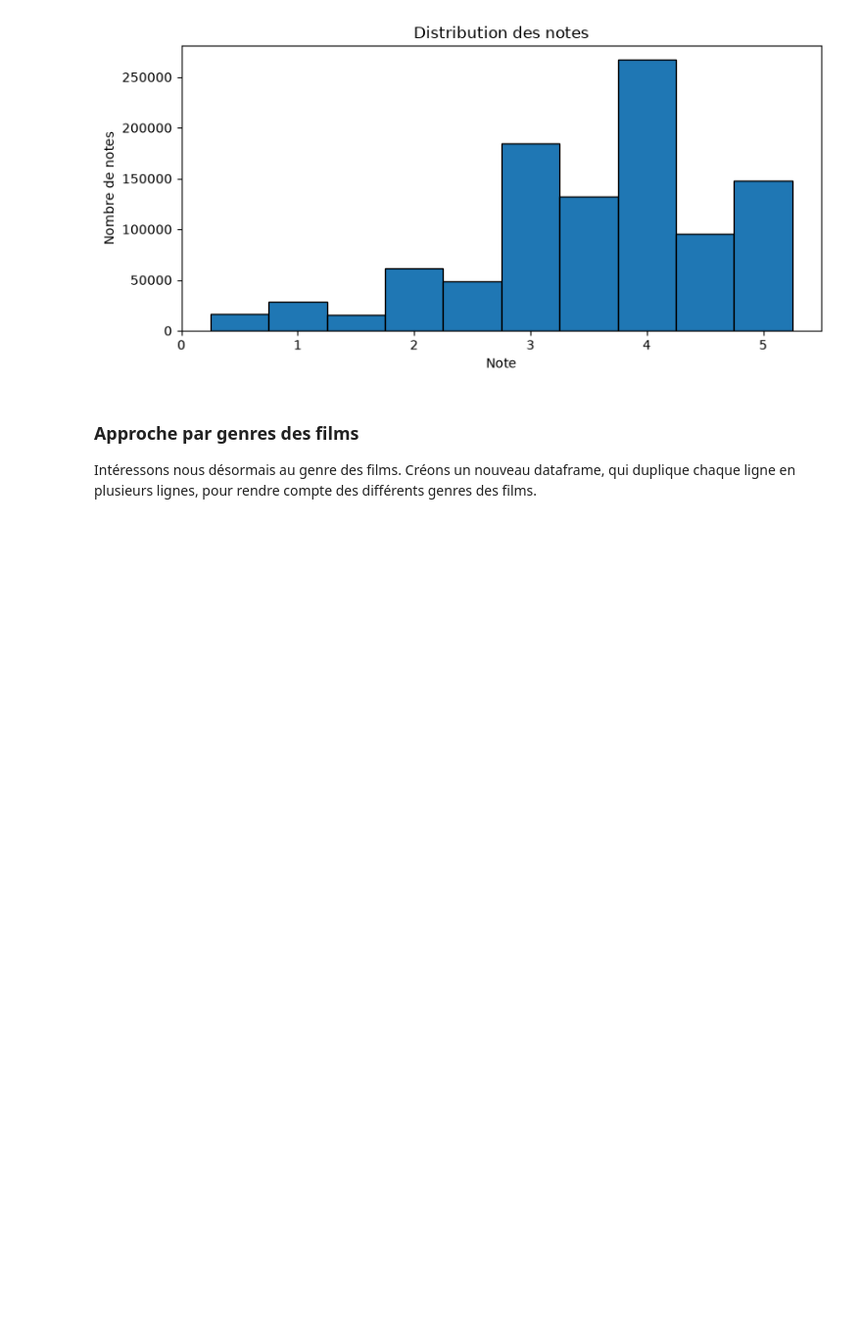
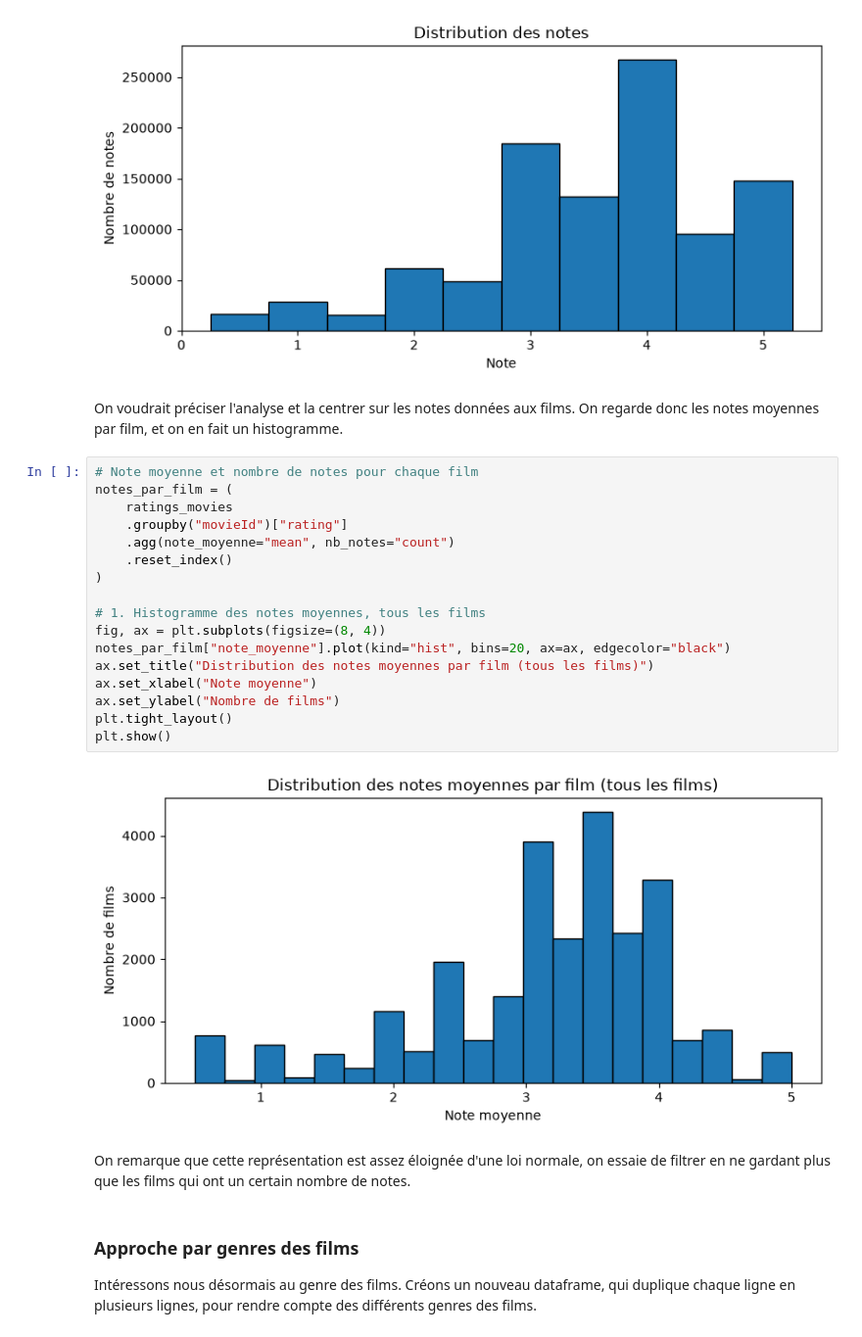
Before and after one commit to gcourtadon/ensae_pythondatascience_films, a Jupyter notebook: extraire_movielens.ipynb, the cells around one changed output. Shown at 98% size. Cells and saved outputs as stored; diff of their text form; blank space fills up the shorter version.

```diff
--- a/extraire_movielens.ipynb
+++ b/extraire_movielens.ipynb
@@ -288,6 +288,29 @@ plt.tight_layout()
 plt.show()
 # %% [output]
 [figure]
+# %% [markdown]
+On voudrait préciser l'analyse et la centrer sur les notes données aux films. On regarde donc les notes moyennes par film, et on en fait un histogramme.
+# %%
+# Note moyenne et nombre de notes pour chaque film
+notes_par_film = (
+    ratings_movies
+    .groupby("movieId")["rating"]
+    .agg(note_moyenne="mean", nb_notes="count")
+    .reset_index()
+)
+
+# 1. Histogramme des notes moyennes, tous les films
+fig, ax = plt.subplots(figsize=(8, 4))
+notes_par_film["note_moyenne"].plot(kind="hist", bins=20, ax=ax, edgecolor="black")
+ax.set_title("Distribution des notes moyennes par film (tous les films)")
+ax.set_xlabel("Note moyenne")
+ax.set_ylabel("Nombre de films")
+plt.tight_layout()
+plt.show()
+# %% [output]
+[figure, added]
+# %% [markdown]
+On remarque que cette représentation est assez éloignée d'une loi normale, on essaie de filtrer en ne gardant plus que les films qui ont un certain nombre de notes.
 # %% [markdown]
 ### Approche par genres des films
 
```
Also changed, not shown: 1 other file.
